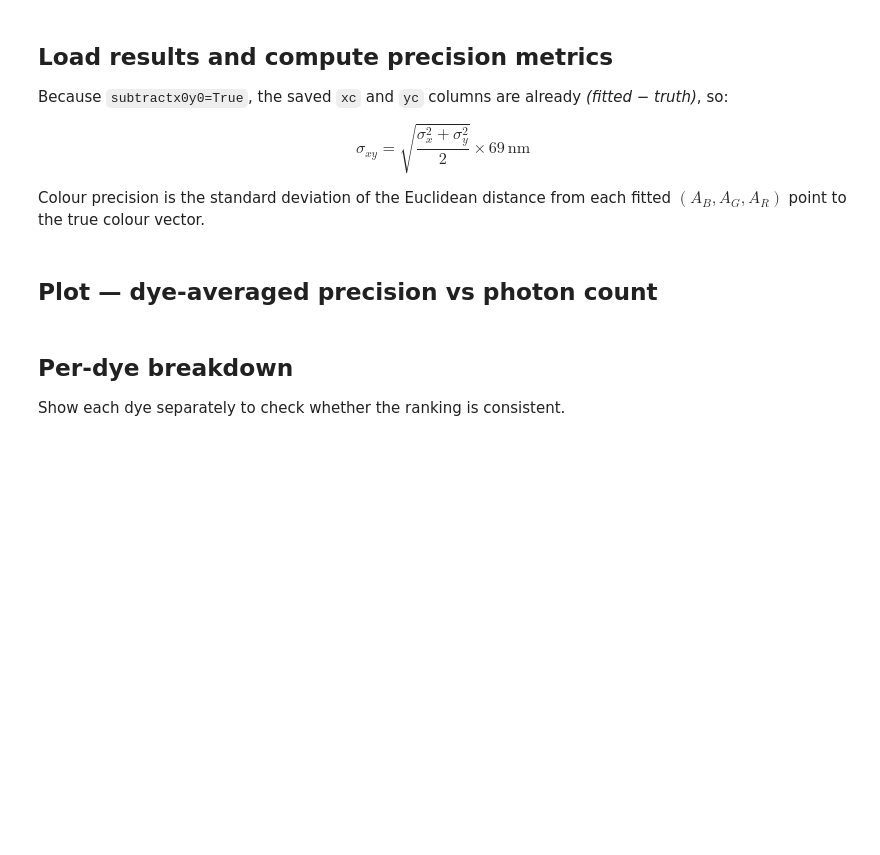
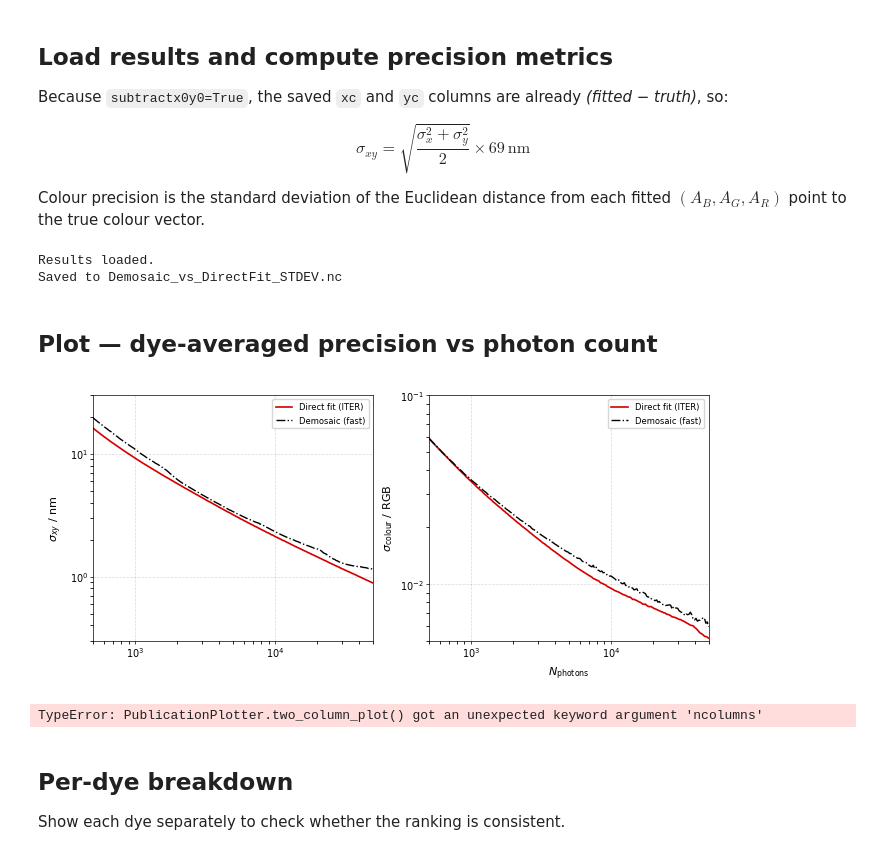
Before and after one commit to JBeckwith/pyS3M, a Jupyter notebook: notebooks/figures/SI/Demosaicing_vs_Fullfit.ipynb, the cells around one changed output. Drawn from its saved outputs; the diff is of its cells as text; code cells hidden in the pictures; blank space fills up the shorter version.

```diff
--- a/notebooks/figures/SI/Demosaicing_vs_Fullfit.ipynb
+++ b/notebooks/figures/SI/Demosaicing_vs_Fullfit.ipynb
@@ -210,7 +248,7 @@ for i, (label, flag) in enumerate(zip(strategy_labels, strategy_flags)):
                 | (results["s_y"] < 0)
                 | (results["xc"].abs() > 14)
                 | (results["yc"].abs() > 14)
-                | (results["chi_sqr"] > 6)
+                | (results["chi_sqr"] > 10)
             )
 
             xc = results["xc"].to_numpy()[filt]
@@ -242,3 +280,6 @@ for i, (label, flag) in enumerate(zip(strategy_labels, strategy_flags)):
 print("Results loaded.")
 Overall_XR.to_netcdf(os.path.join(save_folder, "Demosaic_vs_DirectFit_STDEV.nc"))
 print("Saved to Demosaic_vs_DirectFit_STDEV.nc")
+# %% [output]
+Results loaded.
+Saved to Demosaic_vs_DirectFit_STDEV.nc
@@ -256,49 +291,49 @@ Overall_XR = xr.load_dataarray(os.path.join(save_folder, "Demosaic_vs_DirectFit_
 # %%
 # Colours and line styles for each strategy
 plot_styles = [
-    {"color": "#d40000", "ls": "-",  "lw": 1.2},   # Direct fit
-    {"color": "black",   "ls": "-.", "lw": 1.0},   # Demosaic (fast)
+    {"color": "#d40000", "linestyle": "-",  "linewidth": 1.2},   # Direct fit
+    {"color": "black",   "linestyle": "-.", "linewidth": 1.0},   # Demosaic (fast)
 ]
 
 strategy_labels = ["Direct fit (ITER)", "Demosaic (fast)"]
 
-fig, axs = plotter.two_column_plot(ncolumns=2, widthratio=np.ones(2))
+fig, axs = plotter.two_column_plot(ncols=2, width_ratios=np.ones(2))
 
 for i, (label, style) in enumerate(zip(strategy_labels, plot_styles)):
-    if i == 1:
-        i = i + 1
     mean_xy     = np.nanmean(Overall_XR[i, :, :, 0], axis=0)
     mean_colour = np.nanmean(Overall_XR[i, :, :, 1], axis=0)
 
     axs[0] = plotter.line_plot(
         axs[0], n_photon_space, mean_xy,
         label=label,
-        xaxislabel=r"$N_{\mathrm{photons}}$",
-        yaxislabel=r"$\sigma_{xy}$ / nm",
+        xlabel=r"$N_{\mathrm{photons}}$",
+        ylabel=r"$\sigma_{xy}$ / nm",
         **style,
     )
     axs[1] = plotter.line_plot(
         axs[1], n_photon_space, mean_colour,
         label=label,
-        xaxislabel=r"$N_{\mathrm{photons}}$",
-        yaxislabel=r"$\sigma_{\mathrm{colour}}$ / RGB",
+        xlabel=r"$N_{\mathrm{photons}}$",
+        ylabel=r"$\sigma_{\mathrm{colour}}$ / RGB",
         **style,
     )
 
 for ax in axs:
     ax.set_xscale("log")
     ax.set_yscale("log")
     ax.set_xlim([500, 50000])
 
 axs[0].set_ylim([0.3, 30])
 axs[0].set_xlabel("")
 axs[1].set_ylim([5e-3, 0.1])
 axs[0].legend(loc="best", fontsize=6)
 
 fig_savefolder = "/home/jbeckwith/Documents/pCloud/Chemistry/Lee/Papers/Multicolour/SI/"
 os.makedirs(fig_savefolder, exist_ok=True)
 plt.savefig(os.path.join(fig_savefolder, "Demosaic_vs_DirectFit.svg"), dpi=600, format="svg")
 plt.show()
+# %% [output]
+[figure, added]
 # %%
 # Colours and line styles for each strategy
 plot_styles = [
@@ -319,23 +354,23 @@ for i, (label, style) in enumerate(zip(strategy_labels, plot_styles)):
     axs[0] = plotter.line_plot(
         axs[0], n_photon_space, mean_B,
         label=label,
-        xaxislabel=r"$N_{\mathrm{photons}}$",
-        yaxislabel=r"$\sigma_{B}$ / RGB",
+        xlabel=r"$N_{\mathrm{photons}}$",
+        ylabel=r"$\sigma_{B}$ / RGB",
         **style,
     )
     axs[1] = plotter.line_plot(
         axs[1], n_photon_space, mean_G,
         label=label,
-        xaxislabel=r"$N_{\mathrm{photons}}$",
-        yaxislabel=r"$\sigma_{\mathrm{G}}$ / RGB",
+        xlabel=r"$N_{\mathrm{photons}}$",
+        ylabel=r"$\sigma_{\mathrm{G}}$ / RGB",
         **style,
     )
 
     axs[2] = plotter.line_plot(
         axs[2], n_photon_space, mean_R,
         label=label,
-        xaxislabel=r"$N_{\mathrm{photons}}$",
-        yaxislabel=r"$\sigma_{\mathrm{R}}$ / RGB",
+        xlabel=r"$N_{\mathrm{photons}}$",
+        ylabel=r"$\sigma_{\mathrm{R}}$ / RGB",
         **style,
     )
 
@@ -351,6 +386,8 @@ fig_savefolder = "/home/jbeckwith/Documents/pCloud/Chemistry/Lee/Papers/Multicol
 os.makedirs(fig_savefolder, exist_ok=True)
 plt.savefig(os.path.join(fig_savefolder, "Demosaic_vs_DirectFit_RGB.svg"), dpi=600, format="svg")
 plt.show()
+# %% [output]
+TypeError: PublicationPlotter.two_column_plot() got an unexpected keyword argument 'ncolumns'
 # %%
 # Colours and line styles for each strategy
 plot_styles = [
```
Also changed, not shown: parts of 6 cells of this notebook, 2 other files.
